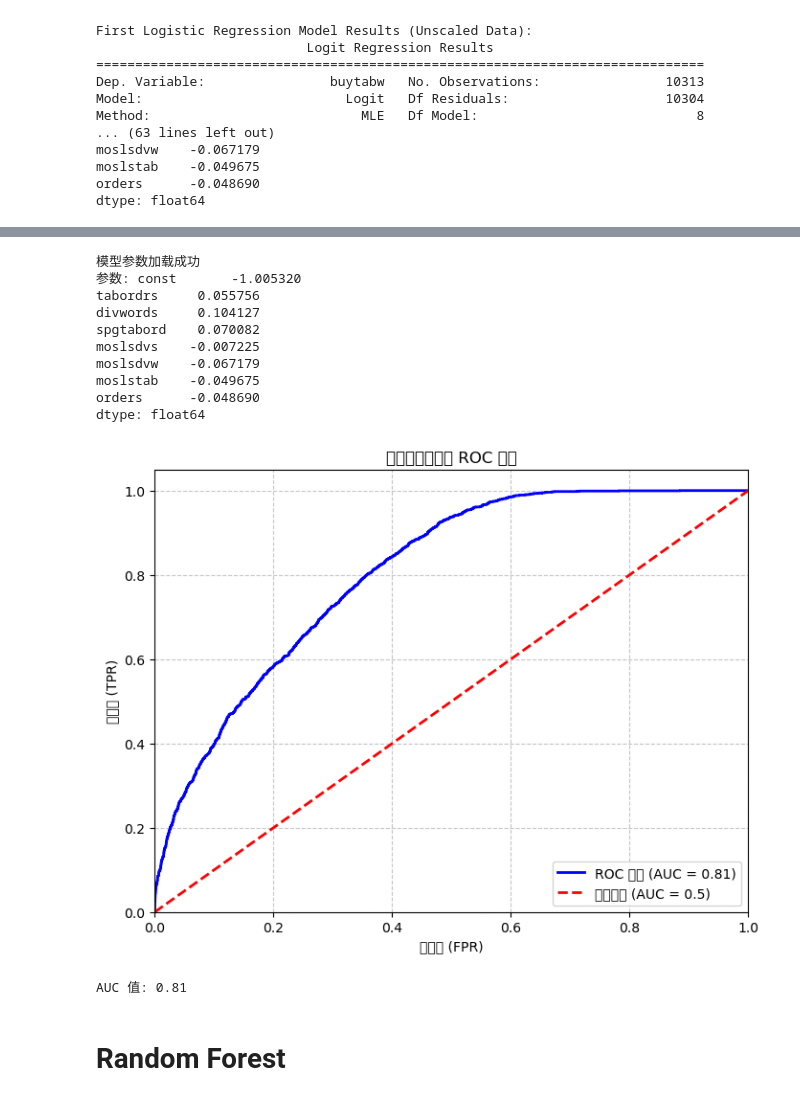
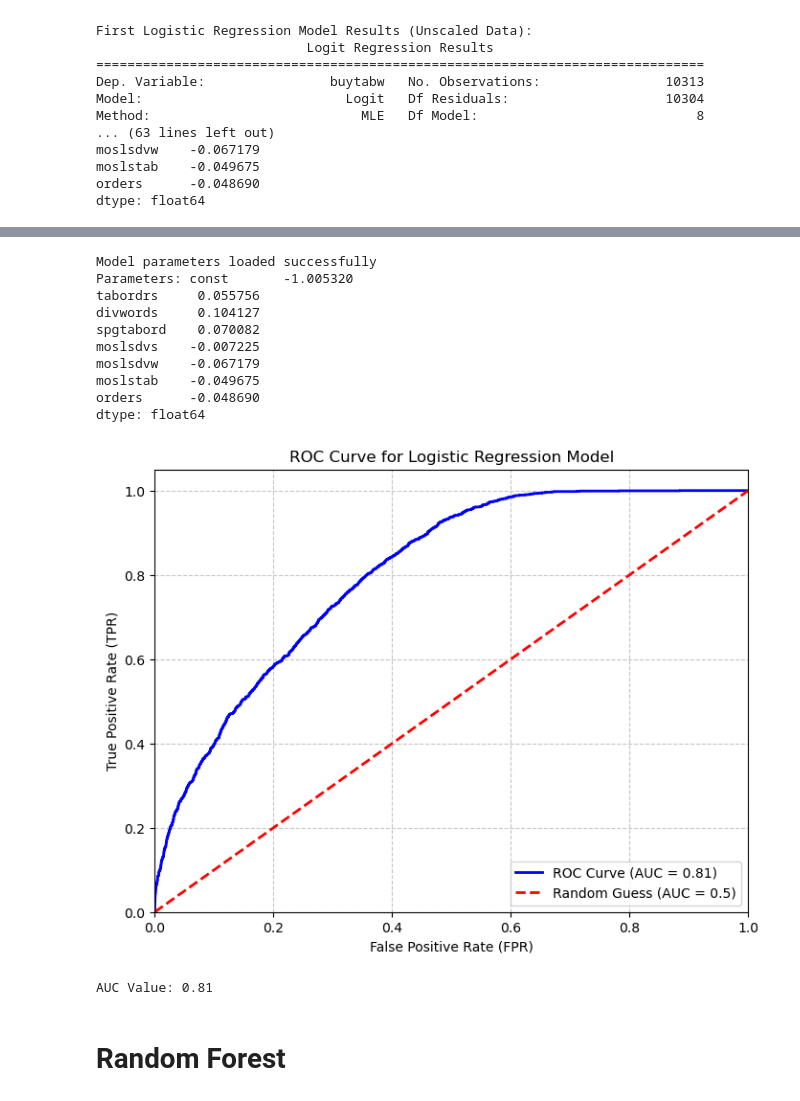
Before and after one commit to celiajxy/Comparation-of-ML-and-Logistics-in-RFM-Marketing-target-strategy, a Jupyter notebook: 2.0 vision.ipynb, the cells around one changed output, grey strips where cells are left out. Saved outputs shown, nothing was run; the diff lists cells and outputs as text; code cells hidden in the pictures.

```diff
--- a/2.0 vision.ipynb
+++ b/2.0 vision.ipynb
@@ -221,31 +221,11 @@ X_log_valid
 | 10313 | 3 | 0 | 0 | 2 | 42.0000 | 42.0000 | 9.0342 | 10 |
 10314 rows × 8 columns
 # %%
-# Step 2: Standardize the features
-# Initialize StandardScaler
-scaler = StandardScaler()
-
-# Standardize training set features
-X_log_scaled_train = scaler.fit_transform(X_log_train)
-X_log_scaled_train = pd.DataFrame(X_log_scaled_train, columns=feature_columns, index=X_log_train.index)
-
-# Standardize validation set features (using the scaler fitted on training data)
-X_log_scaled_valid = scaler.transform(X_log_valid)
-X_log_scaled_valid = pd.DataFrame(X_log_scaled_valid, columns=feature_columns, index=X_log_valid.index)
-
-# Target variable Y does not need standardization, but assign for task requirement
-Y_log_scaled_train = Y_log_train.copy()
-Y_log_scaled_valid = Y_log_valid.copy()
-
 # Print shapes to verify
 print("X_log_train shape:", X_log_train.shape)
 print("Y_log_train shape:", Y_log_train.shape)
 print("X_log_valid shape:", X_log_valid.shape)
 print("Y_log_valid shape:", Y_log_valid.shape)
-print("\nX_log_scaled_train shape:", X_log_scaled_train.shape)
-print("Y_log_scaled_train shape:", Y_log_scaled_train.shape)
-print("X_log_scaled_valid shape:", X_log_scaled_valid.shape)
-print("Y_log_scaled_valid shape:", Y_log_scaled_valid.shape)
 # %% [output]
 X_log_train shape: (10313, 8)
 Y_log_train shape: (10313,)
@@ -581,78 +525,78 @@ Name: log_pred_prob, dtype: float64
    macro avg       0.73      0.59      0.60     10314
 weighted avg       0.81      0.84      0.81     10314
 # %%
-# 加载上一步逻辑回归模型的参数（未标准化数据）
+# Load the parameters of the logistic regression model (unscaled data)
 try:
     with open('logistic_regression_params_unscaled.pkl', 'rb') as file:
         params = pickle.load(file)
-    print("模型参数加载成功")
-    print("参数:", params)
+    print("Model parameters loaded successfully")
+    print("Parameters:", params)
 except FileNotFoundError:
-    print("错误：无法找到模型参数文件 'logistic_regression_params_unscaled.pkl'")
+    print("Error: Model parameters file 'logistic_regression_params_unscaled.pkl' not found")
     params = None
 
 if params is not None:
-    # 获取模型参数中的列名（排除常量项 const）
+    # Get the column names from model parameters (excluding the constant term 'const')
     model_columns = [col for col in params.index if col != 'const']
 
-    # 检查验证数据中是否包含所有模型所需的列
+    # Check if validation data contains all required model columns
     missing_columns = [col for col in model_columns if col not in X_log_valid.columns]
     if missing_columns:
-        print(f"警告：验证数据中缺少以下模型所需的列: {missing_columns}")
-        print("请确保验证数据与训练数据的结构一致。")
+        print(f"Warning: Validation data is missing the following required columns: {missing_columns}")
+        print("Please ensure validation data matches the structure of the training data.")
     else:
-        # 准备验证数据（未标准化）
+        # Prepare validation data (unscaled)
         X_valid = X_log_valid.copy()
-        # 为验证数据添加常量列（与训练数据一致）
+        # Add constant column to validation data (consistent with training data)
         X_valid = sm.add_constant(X_valid)
 
-        # 计算线性预测值 z（包括截距项）
-        z = params['const']  # 从截距项开始
+        # Calculate linear predictions z (including intercept)
+        z = params['const']  # Start with intercept
         for col in model_columns:
             if col in X_valid.columns:
                 z += params[col] * X_valid[col]
 
-        # 使用逻辑函数计算预测概率
+        # Compute predicted probabilities using the logistic function
         log_pred_prob = 1 / (1 + np.exp(-z))
 
-        # 将预测概率存储到新的 DataFrame 中
+        # Store predicted probabilities in a new DataFrame
         predictions['log_pred_prob'] = log_pred_prob
 
-        # 绘制 ROC 曲线
-        # 计算 ROC 曲线的 FPR（假正率）和 TPR（真正率）
+        # Plot ROC curve
+        # Calculate FPR (False Positive Rate) and TPR (True Positive Rate) for ROC curve
         fpr, tpr, thresholds = roc_curve(data_valid['buytabw'], predictions['log_pred_prob'])
 
-        # 计算 AUC 值
+        # Calculate AUC value
         roc_auc = auc(fpr, tpr)
 
-        # 绘制 ROC 曲线
+        # Plot ROC curve
         plt.figure(figsize=(8, 6))
-        plt.plot(fpr, tpr, color='blue', lw=2, label=f'ROC 曲线 (AUC = {roc_auc:.2f})')
-        plt.plot([0, 1], [0, 1], color='red', lw=2, linestyle='--', label='随机猜测 (AUC = 0.5)')
+        plt.plot(fpr, tpr, color='blue', lw=2, label=f'ROC Curve (AUC = {roc_auc:.2f})')
+        plt.plot([0, 1], [0, 1], color='red', lw=2, linestyle='--', label='Random Guess (AUC = 0.5)')
         plt.xlim([0.0, 1.0])
         plt.ylim([0.0, 1.05])
-        plt.xlabel('假正率 (FPR)')
-        plt.ylabel('真正率 (TPR)')
-        plt.title('逻辑回归模型的 ROC 曲线')
+        plt.xlabel('False Positive Rate (FPR)')
+        plt.ylabel('True Positive Rate (TPR)')
+        plt.title('ROC Curve for Logistic Regression Model')
         plt.legend(loc="lower right")
         plt.grid(True, linestyle='--', alpha=0.7)
         plt.savefig('logistic_regression_roc_curve.png', format='png', dpi=300)
         plt.show()
 
-        print(f"\nAUC 值: {roc_auc:.2f}")
+        print(f"\nAUC Value: {roc_auc:.2f}")
 # %% [output]
-模型参数加载成功
-参数: const       -1.005320
+Model parameters loaded successfully
+Parameters: const       -1.005320
 tabordrs     0.055756
 divwords     0.104127
 spgtabord    0.070082
 moslsdvs    -0.007225
 moslsdvw    -0.067179
 moslstab    -0.049675
 orders      -0.048690
 dtype: float64
-[figure, old version]
+[figure, new version]
-AUC 值: 0.81
+AUC Value: 0.81
 # %% [markdown]
 # Random Forest
 # %%
```
Also changed, not shown: parts of 26 cells of this notebook, 2 other files.
